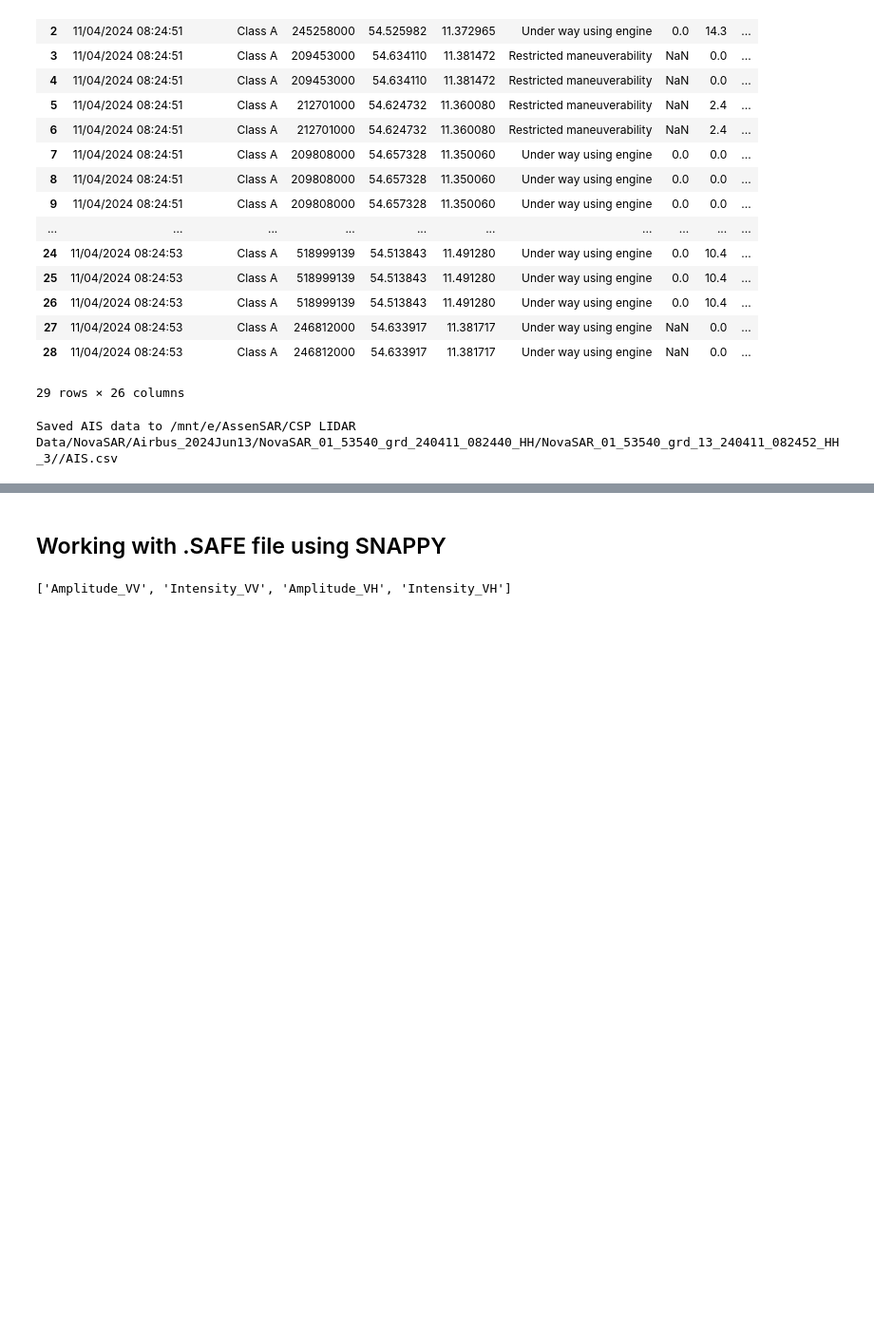
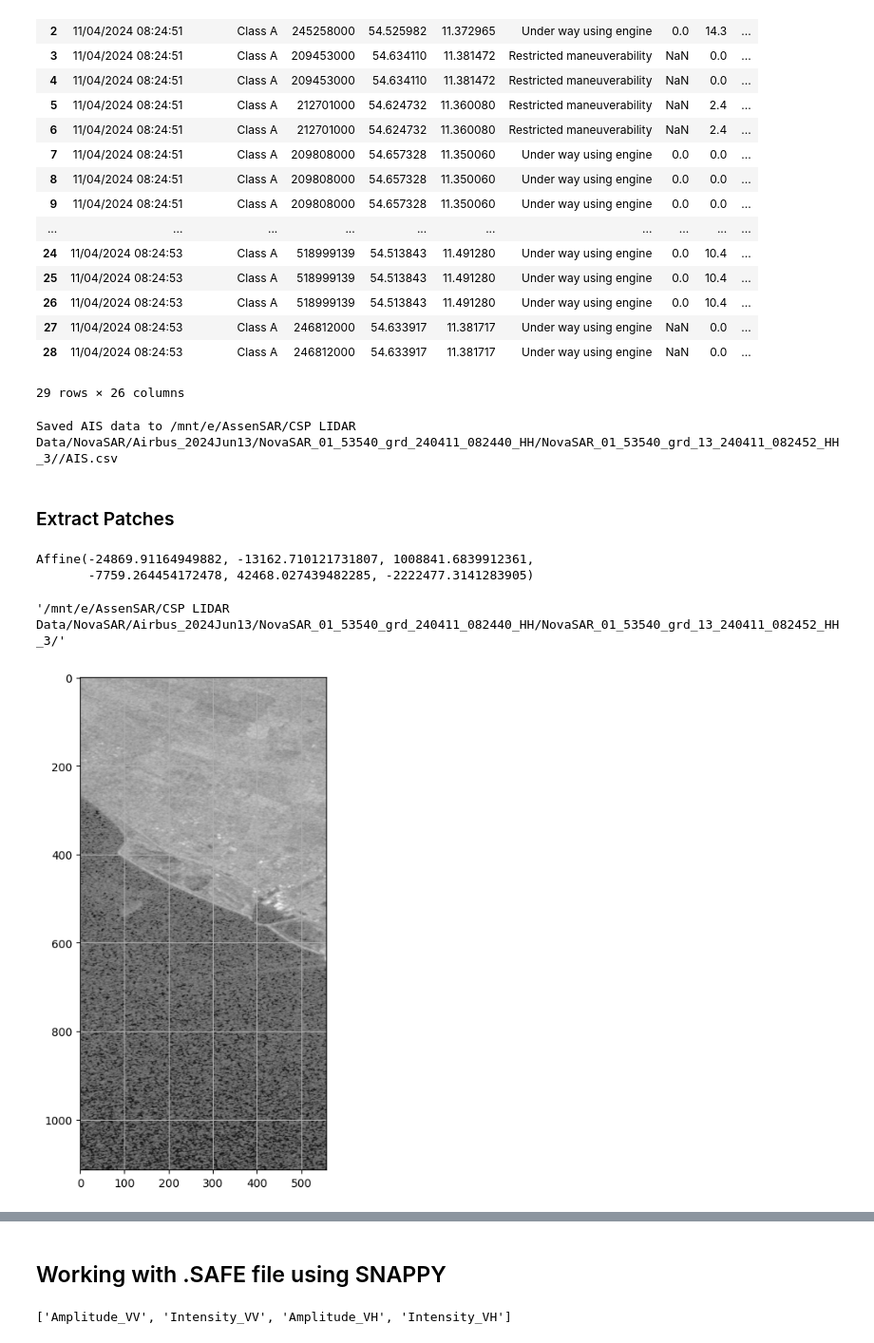
Before and after one commit to Benyaminhosseiny/NASTaR, a Jupyter notebook: NovaSAR_AIS_Processing.ipynb, the cells around one changed output, grey strips where cells are left out. Shown at 95% size. Drawn from its saved outputs; the diff is of its cells as text; code cells hidden in the pictures; blank space fills up the shorter version.

```diff
--- a/NovaSAR_AIS_Processing.ipynb
+++ b/NovaSAR_AIS_Processing.ipynb
@@ -256,3 +290,16 @@ AIS_image_df.to_csv(f"{tif_files[tii][:-12]}/AIS.csv", index=False)
 print(f"Saved AIS data to {tif_files[tii][:-12]}/AIS.csv")
 # %% [output]
 Saved AIS data to /mnt/e/AssenSAR/CSP LIDAR Data/NovaSAR/Airbus_2024Jun13/NovaSAR_01_53540_grd_240411_082440_HH/NovaSAR_01_53540_grd_13_240411_082452_HH_3//AIS.csv
+# %% [markdown]
+### Extract Patches
+# %%
+
+inv_transform = ~transform
+inv_transform
+# %% [output]
+Affine(-24869.91164949882, -13162.710121731807, 1008841.6839912361,
+       -7759.264454172478, 42468.027439482285, -2222477.3141283905)
+# %%
+tif_files[tii][:-12]
+# %% [output]
+'/mnt/e/AssenSAR/CSP LIDAR Data/NovaSAR/Airbus_2024Jun13/NovaSAR_01_53540_grd_240411_082440_HH/NovaSAR_01_53540_grd_13_240411_082452_HH_3/'
@@ -258,0 +309,13 @@ Saved AIS data to /mnt/e/AssenSAR/CSP LIDAR Data/NovaSAR/Airbus_2024Jun13/NovaSA
+# %%
+import rasterio.plot
+# src = rio.open(tif_files[tii])
+s1_name = 'Sentinel1_S1A_IW_GRDH_1SDV_20240413T165325_20240413T165350_053418_067ACC_B8F3_ASCENDING.tif'
+src = rio.open(f"{tif_files[tii][:-12]}S1/{s1_name}")
+im = src.read(1)
+fig, ax = plt.subplots(figsize=(8, 8))
+# rio.plot.show(im, ax=ax, transform=transform, cmap='gray', vmin=0, vmax=1500)
+ax.imshow(im, cmap='gray')#, vmin=0, vmax=1500)
+ax.grid(True)
+plt.show()
+# %% [output]
+[figure, added]
```
Also changed, not shown: parts of 18 cells of this notebook.
